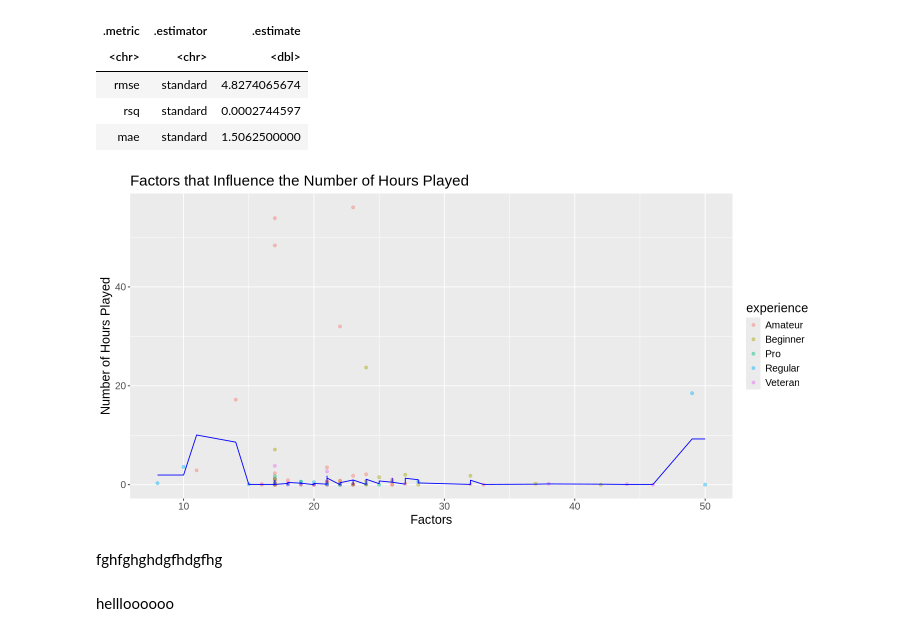
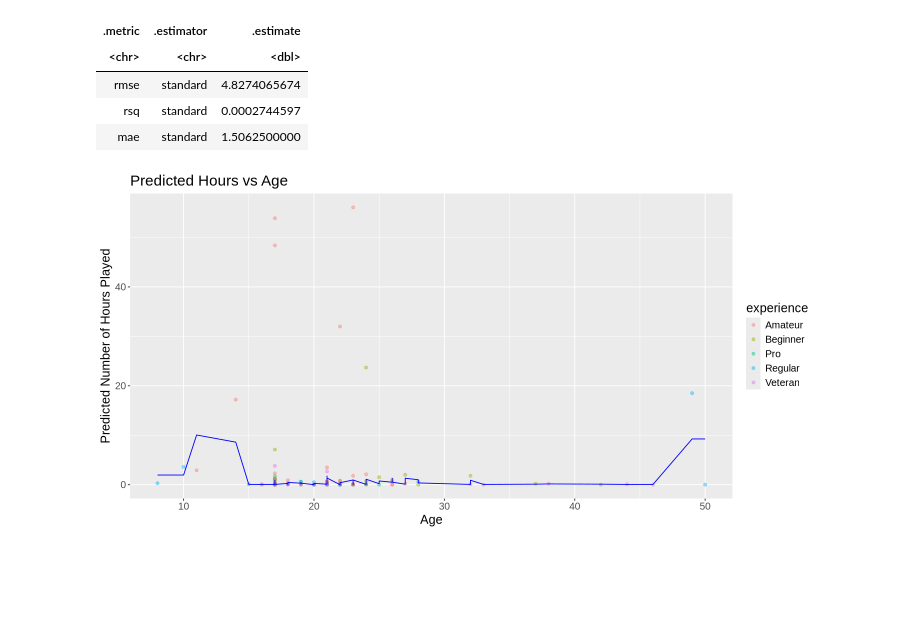
Before and after one commit to userjan30/dsci-100-2024w1-project009-4, a Jupyter notebook: notebook test.ipynb, the cells around one changed output. Drawn from its saved outputs; the diff is of its cells as text; code cells hidden in the pictures; blank space fills up the shorter version.

Commit message:
fixed graph issue

```diff
--- a/notebook test.ipynb
+++ b/notebook test.ipynb
@@ -192,26 +210,24 @@ A tibble: 3 × 3
 | rmse | standard | 4.8274065674 |
 | rsq | standard | 0.0002744597 |
 | mae | standard | 1.5062500000 |
-# %%
-player_preds <- player_best_fit |>
-  predict(player_training) |>
-  bind_cols(player_training)
-
-player_plot <- player_preds |>
-ggplot(aes(x = age , y = played_hours, colour = experience)) +
-geom_point(alpha = 0.4) +
-geom_line(data = player_preds,
-          mapping = aes(x = age, y = .pred),
-          color = "blue",) +
-labs(x = "Factors",
-     y = "Number of Hours Played") +
-ggtitle("Factors that Influence the Number of Hours Played") +
-theme(text = element_text(size = 15))
-options(repr.plot.width = 12, repr.plot.height = 6)
-player_plot
-# %% [output]
-[figure, removed]
-# %% [markdown]
-fghfghghdgfhdgfhg
-# %% [markdown]
-hellloooooo
+# %%
+options(repr.plot.width = 12, repr.plot.height = 6)
+
+player_preds <- player_best_fit |>
+  predict(player_training) |>
+  bind_cols(player_training)
+
+player_plot <- player_preds |>
+ggplot(aes(x = age , y = played_hours, colour = experience)) +
+geom_point(alpha = 0.4) +
+geom_line(data = player_preds,
+          mapping = aes(x = age, y = .pred),
+          color = "blue",) +
+labs(x = "Age",
+     y = "Predicted Number of Hours Played") +
+ggtitle("Predicted Hours vs Age ") +
+theme(text = element_text(size = 15))
+
+player_plot
+# %% [output]
+[figure, added]
```
Also changed, not shown: parts of 1 cell of this notebook.
